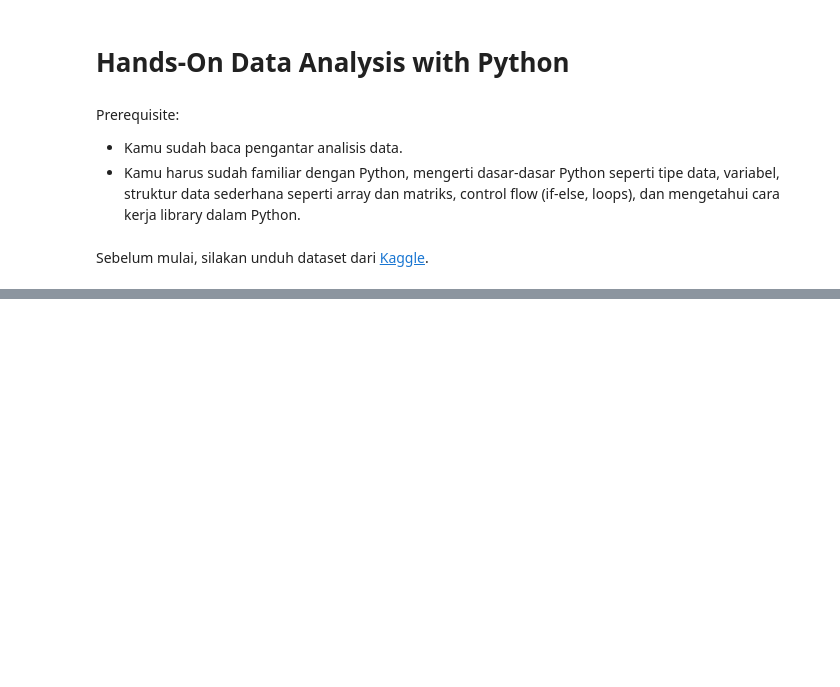
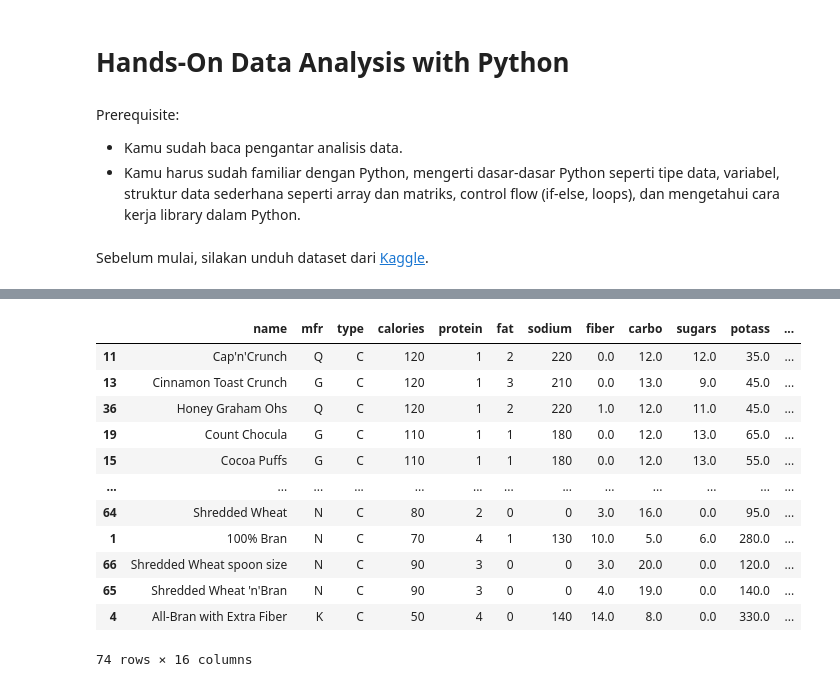
Before and after one commit to khelli07/ds-article, a Jupyter notebook: articles/DA-Intro.ipynb, the cells around one changed output, grey strips where cells are left out. Saved outputs shown, nothing was run; the diff lists cells and outputs as text; code cells hidden in the pictures; blank space fills up the shorter version.

```diff
--- a/articles/DA-Intro.ipynb
+++ b/articles/DA-Intro.ipynb
@@ -130,0 +457,16 @@ df.head()
+# %%
+df.sort_values(by=['rating', 'calories'], ascending=[1, 1]) #Berbeda kan?
+# %% [output]
+|  | name | mfr | type | calories | protein | fat | sodium | fiber | carbo | sugars | potass | ... |
+| 11 | Cap'n'Crunch | Q | C | 120 | 1 | 2 | 220 | 0.0 | 12.0 | 12.0 | 35.0 | ... |
+| 13 | Cinnamon Toast Crunch | G | C | 120 | 1 | 3 | 210 | 0.0 | 13.0 | 9.0 | 45.0 | ... |
+| 36 | Honey Graham Ohs | Q | C | 120 | 1 | 2 | 220 | 1.0 | 12.0 | 11.0 | 45.0 | ... |
+| 19 | Count Chocula | G | C | 110 | 1 | 1 | 180 | 0.0 | 12.0 | 13.0 | 65.0 | ... |
+| 15 | Cocoa Puffs | G | C | 110 | 1 | 1 | 180 | 0.0 | 12.0 | 13.0 | 55.0 | ... |
+| ... | ... | ... | ... | ... | ... | ... | ... | ... | ... | ... | ... | ... |
+| 64 | Shredded Wheat | N | C | 80 | 2 | 0 | 0 | 3.0 | 16.0 | 0.0 | 95.0 | ... |
+| 1 | 100% Bran | N | C | 70 | 4 | 1 | 130 | 10.0 | 5.0 | 6.0 | 280.0 | ... |
+| 66 | Shredded Wheat spoon size | N | C | 90 | 3 | 0 | 0 | 3.0 | 20.0 | 0.0 | 120.0 | ... |
+| 65 | Shredded Wheat 'n'Bran | N | C | 90 | 3 | 0 | 0 | 4.0 | 19.0 | 0.0 | 140.0 | ... |
+| 4 | All-Bran with Extra Fiber | K | C | 50 | 4 | 0 | 140 | 14.0 | 8.0 | 0.0 | 330.0 | ... |
+74 rows × 16 columns
```
Also changed, not shown: parts of 56 cells of this notebook, 1 other file.
